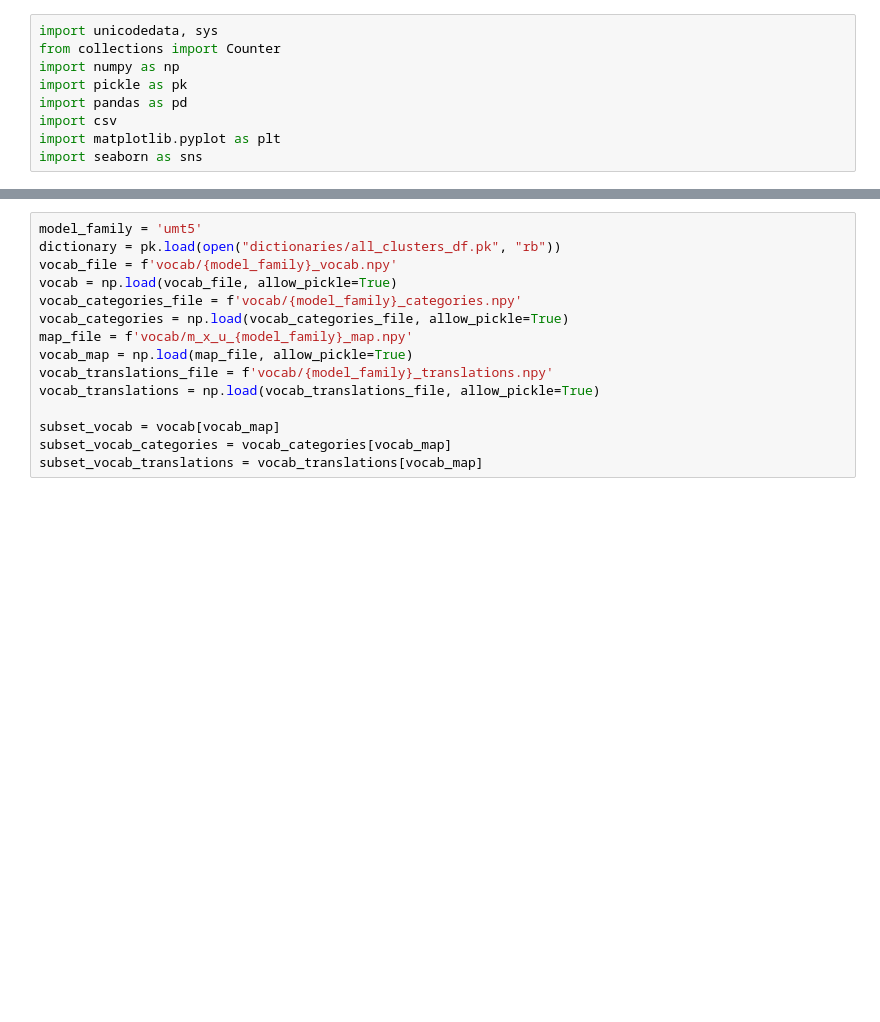
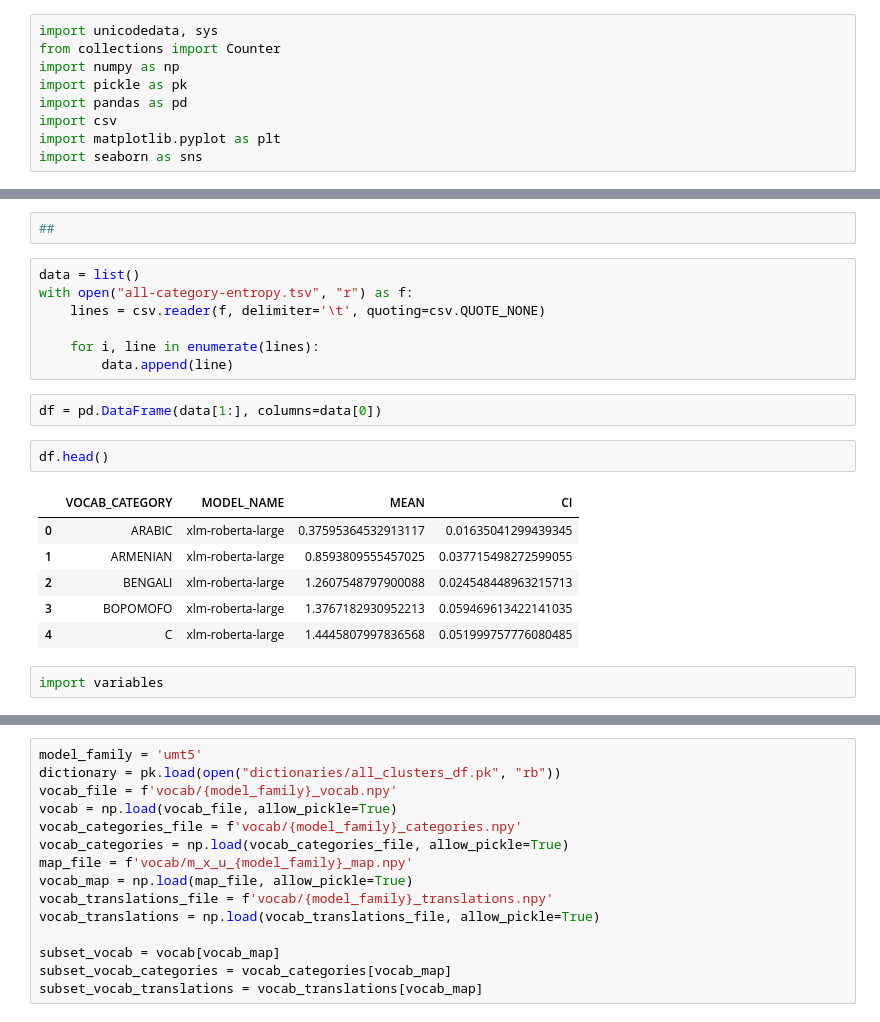
Before and after one commit to andreawwenyi/hyperpolyglot, a Jupyter notebook: playground.ipynb, the cells around one changed output, grey strips where cells are left out. Saved outputs shown, nothing was run; the diff lists cells and outputs as text; blank space fills up the shorter version.

```diff
--- a/playground.ipynb
+++ b/playground.ipynb
@@ -9,0 +80,22 @@ import seaborn as sns
+# %%
+##
+# %%
+data = list()
+with open("all-category-entropy.tsv", "r") as f:
+    lines = csv.reader(f, delimiter='\t', quoting=csv.QUOTE_NONE)
+
+    for i, line in enumerate(lines):
+        data.append(line)
+# %%
+df = pd.DataFrame(data[1:], columns=data[0])
+# %%
+df.head()
+# %% [output]
+|  | VOCAB_CATEGORY | MODEL_NAME | MEAN | CI |
+| 0 | ARABIC | xlm-roberta-large | 0.37595364532913117 | 0.01635041299439345 |
+| 1 | ARMENIAN | xlm-roberta-large | 0.8593809555457025 | 0.037715498272599055 |
+| 2 | BENGALI | xlm-roberta-large | 1.2607548797900088 | 0.024548448963215713 |
+| 3 | BOPOMOFO | xlm-roberta-large | 1.3767182930952213 | 0.059469613422141035 |
+| 4 | C | xlm-roberta-large | 1.4445807997836568 | 0.051999757776080485 |
+# %%
+import variables
```
Also changed, not shown: parts of 18 cells of this notebook.
